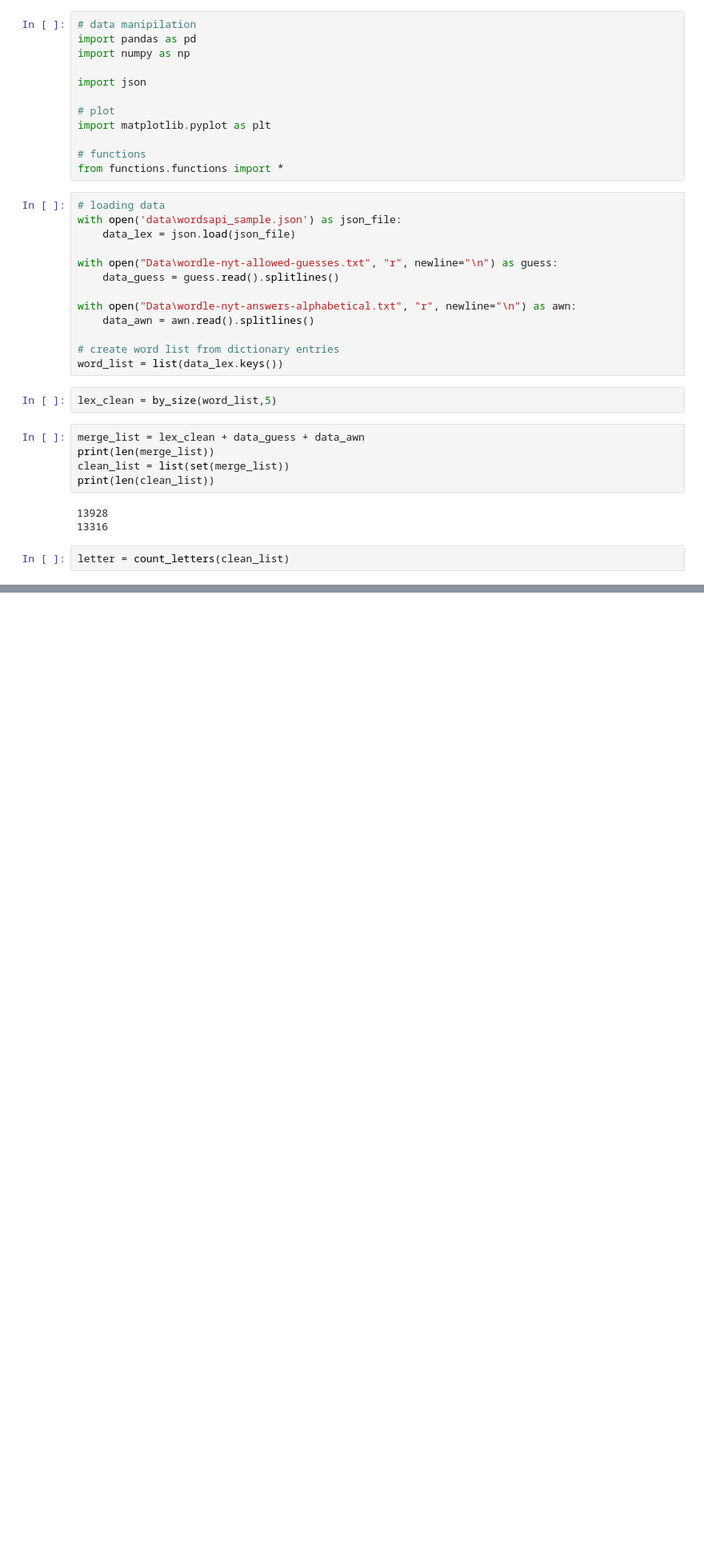
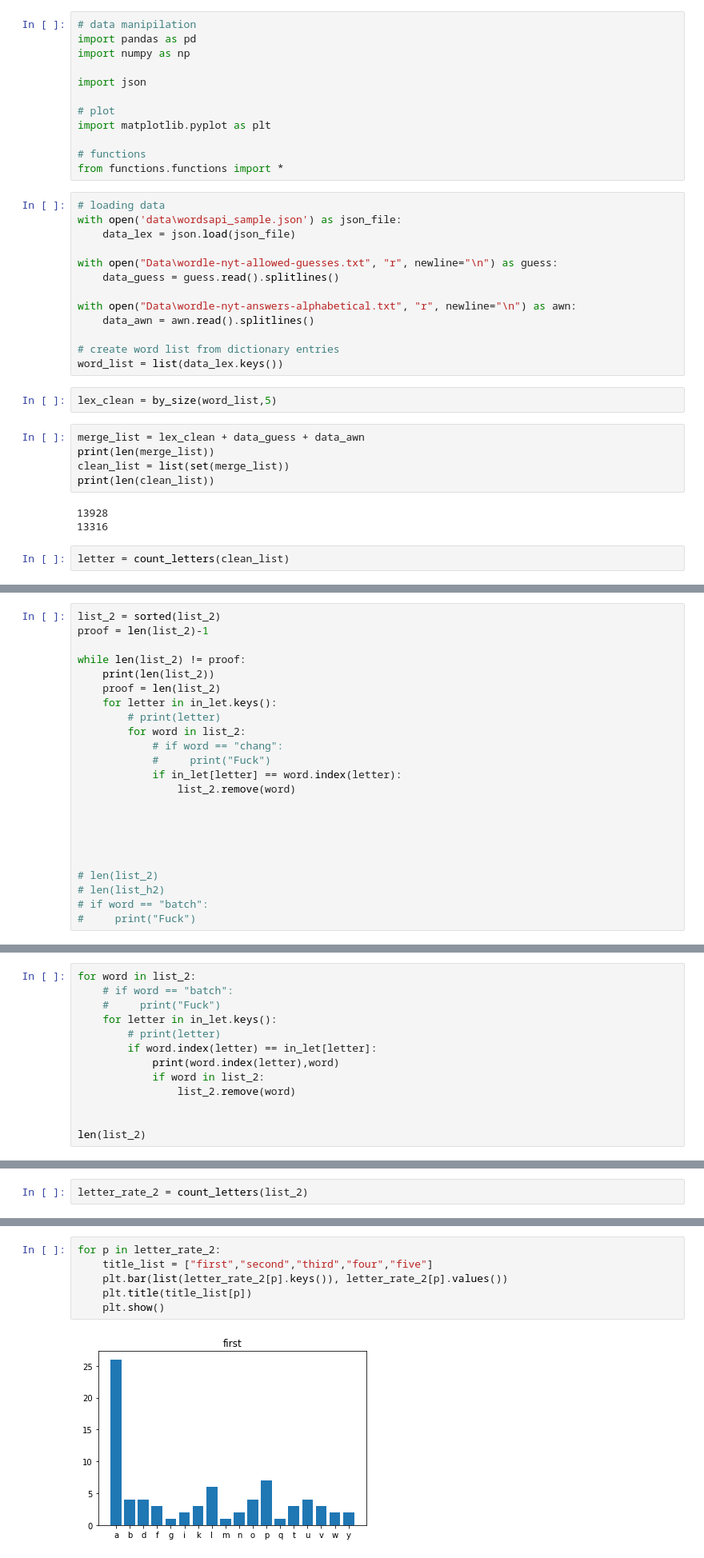
Before and after one commit to SweetyHotGirl21/NYT_Wordl, a Jupyter notebook: Wordl_main.ipynb, the cells around one changed output, grey strips where cells are left out. Shown at 80% size. Saved outputs shown, nothing was run; the diff lists cells and outputs as text; blank space fills up the shorter version.

Commit message:
fighting the list

```diff
--- a/Wordl_main.ipynb
+++ b/Wordl_main.ipynb
@@ -103,0 +132,23 @@ clean_list
+# %%
+list_2 = sorted(list_2)
+proof = len(list_2)-1
+
+while len(list_2) != proof:
+    print(len(list_2))
+    proof = len(list_2)
+    for letter in in_let.keys():
+        # print(letter)
+        for word in list_2:
+            # if word == "chang":
+            #     print("Fuck")
+            if in_let[letter] == word.index(letter):
+                list_2.remove(word)
+
+
+
+
+
+# len(list_2)
+# len(list_h2)
+# if word == "batch":
+#     print("Fuck")
@@ -103,0 +164,13 @@ clean_list
+# %%
+for word in list_2:
+    # if word == "batch":
+    #     print("Fuck")
+    for letter in in_let.keys():
+        # print(letter)
+        if word.index(letter) == in_let[letter]:
+            print(word.index(letter),word)
+            if word in list_2:
+                list_2.remove(word)
+
+
+len(list_2)
@@ -103,0 +187,2 @@ clean_list
+# %%
+letter_rate_2 = count_letters(list_2)
@@ -103,0 +206,8 @@ clean_list
+# %%
+for p in letter_rate_2:
+    title_list = ["first","second","third","four","five"]
+    plt.bar(list(letter_rate_2[p].keys()), letter_rate_2[p].values())
+    plt.title(title_list[p])
+    plt.show()
+# %% [output]
+[figure, added]
```
Also changed, not shown: parts of 22 cells of this notebook, 1 other file.
